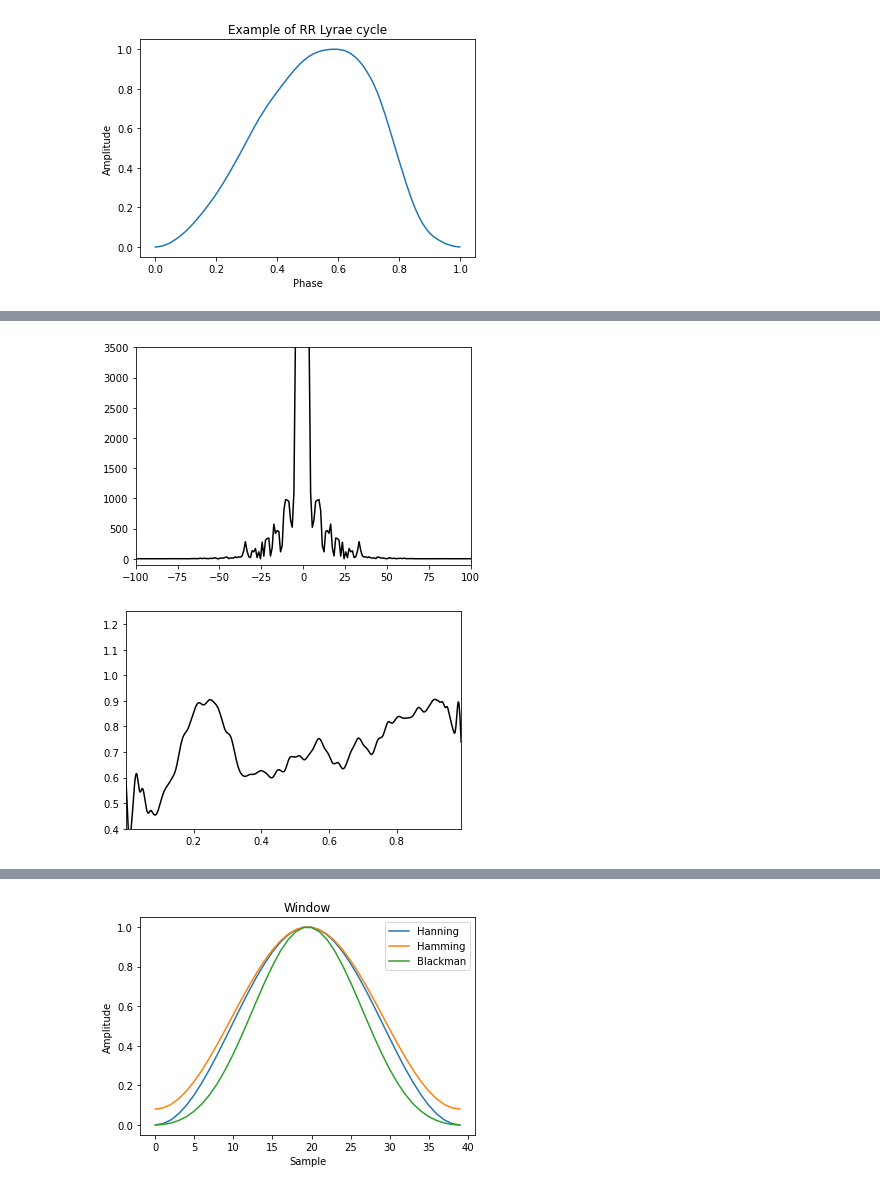
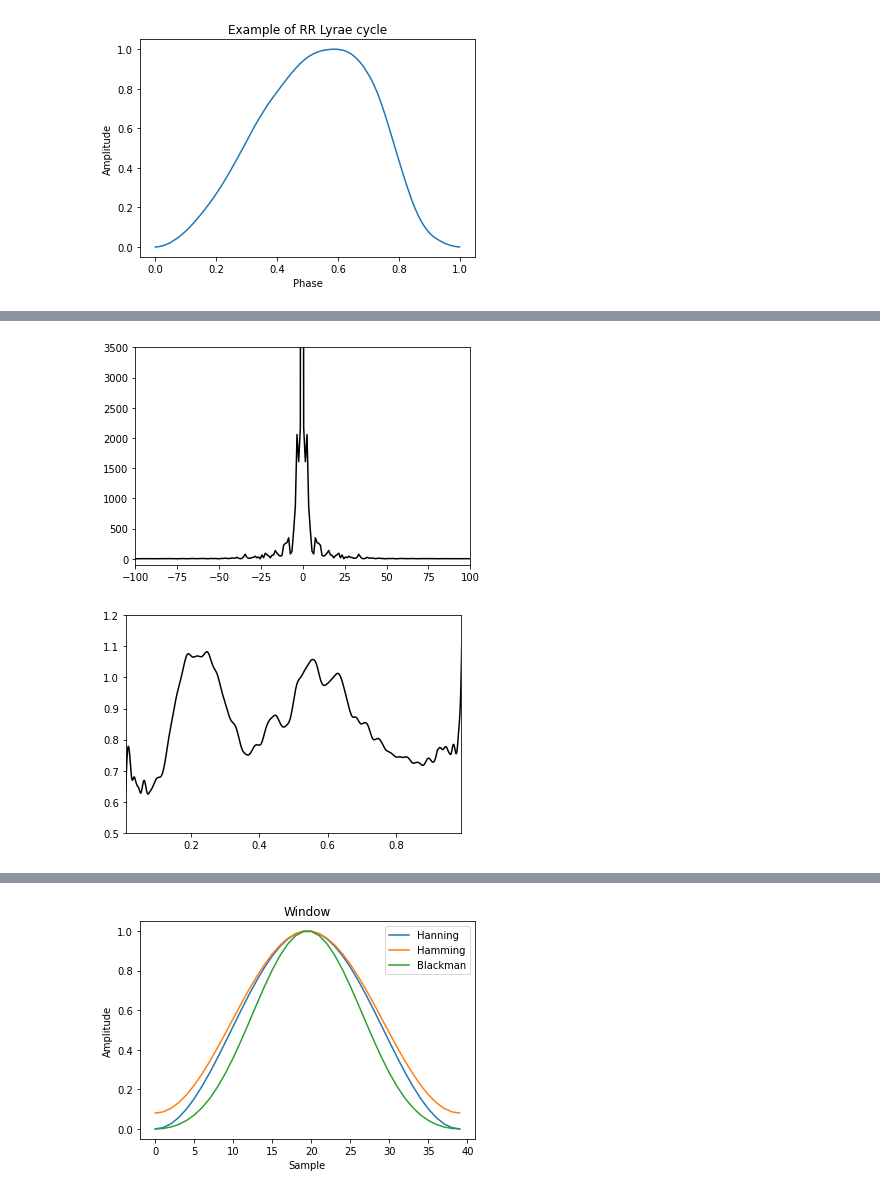
Before and after one commit to uom-lectures/PHY3287, a Jupyter notebook: lecture_3.ipynb, the cells around one changed output, grey strips where cells are left out. Drawn from its saved outputs; the diff is of its cells as text; code cells hidden in the pictures.

```diff
--- a/lecture_3.ipynb
+++ b/lecture_3.ipynb
@@ -137,7 +137,7 @@ Let's see how we can perform the above using Python:
 np.random.seed(1)
 
 # Determine number of points and the x values
-N = len(x)
+N = 500
 x = np.linspace(0, 1, N)
 
 # Generate y values using a multivariate normal distribution
@@ -194,27 +194,27 @@ plt.xlim(-100, 100)
 plt.ylim(-100, 3500)
 plt.show()
 # %% [output]
-[figure, old version]
+[figure, new version]
 # %%
 # Find the valid region and calculate normalization factor. When convolving two
 # signals, the edges are not valid, so we only need the indices representing
 # the valid portions of the convolved signal
 y_norm = np.convolve(np.ones_like(y), window, mode='full')
 valid_indices = (y_norm != 0)
 y_norm = y_norm[valid_indices]
 
 # Perform the convolution and normalize
 y_w = np.convolve(y, window, mode='full')[valid_indices] / y_norm
 
 # Trick: convolve with x-coordinate to find the center of the window at each point.
 x_w = np.convolve(x, window, mode='full')[valid_indices] / y_norm
 
 plt.plot(x_w, y_w, '-k')
-plt.xlim(0.001, 0.99)
-plt.ylim(0.4, 1.25)
+plt.xlim(0.01, 0.99)
+plt.ylim(0.5, 1.2)
 plt.show()
 # %% [output]
-[figure, old version]
+[figure, new version]
 # %% [markdown]
 ### Discrete Fourier Transform
 
```
Also changed, not shown: parts of 8 cells of this notebook, 3 other files.
